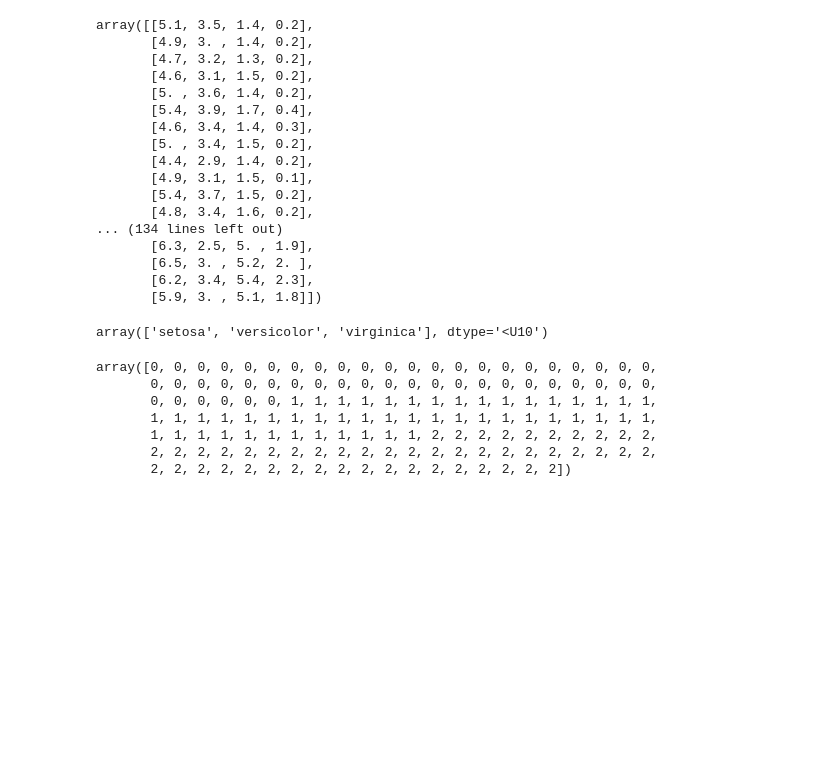
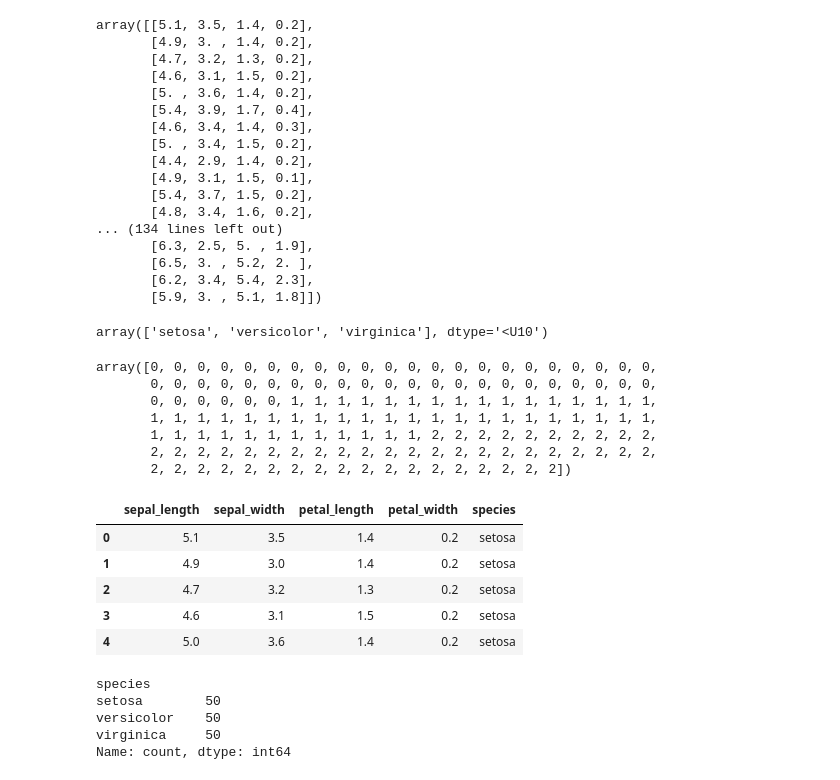
Before and after one commit to sanskruti885/TE-Engineering, a Jupyter notebook: Sem5/DSBDAL/Assignment3.ipynb, the cells around one changed output. Cells and saved outputs as stored; diff of their text form; code cells hidden in the pictures; blank space fills up the shorter version.

```diff
--- a/Sem5/DSBDAL/Assignment3.ipynb
+++ b/Sem5/DSBDAL/Assignment3.ipynb
@@ -342,3 +344,28 @@ array([0, 0, 0, 0, 0, 0, 0, 0, 0, 0, 0, 0, 0, 0, 0, 0, 0, 0, 0, 0, 0, 0,
        1, 1, 1, 1, 1, 1, 1, 1, 1, 1, 1, 1, 2, 2, 2, 2, 2, 2, 2, 2, 2, 2,
        2, 2, 2, 2, 2, 2, 2, 2, 2, 2, 2, 2, 2, 2, 2, 2, 2, 2, 2, 2, 2, 2,
        2, 2, 2, 2, 2, 2, 2, 2, 2, 2, 2, 2, 2, 2, 2, 2, 2, 2])
+# %%
+df = pd.DataFrame(data=iris.data,columns=iris.feature_names) #creates dataframe where data=row and columns=features_names
+df["species"] = iris.target_names[iris.target] #add new column called species replace number with number with names using indexing
+df = df.rename(columns={
+    "sepal length (cm)": "sepal_length",
+    "sepal width (cm)": "sepal_width",
+    "petal length (cm)": "petal_length",
+    "petal width (cm)": "petal_width"
+})
+df.head()
+# %% [output]
+|  | sepal_length | sepal_width | petal_length | petal_width | species |
+| 0 | 5.1 | 3.5 | 1.4 | 0.2 | setosa |
+| 1 | 4.9 | 3.0 | 1.4 | 0.2 | setosa |
+| 2 | 4.7 | 3.2 | 1.3 | 0.2 | setosa |
+| 3 | 4.6 | 3.1 | 1.5 | 0.2 | setosa |
+| 4 | 5.0 | 3.6 | 1.4 | 0.2 | setosa |
+# %%
+df["species"].value_counts() #how namy flowers to which species
+# %% [output]
+species
+setosa        50
+versicolor    50
+virginica     50
+Name: count, dtype: int64
```
Also changed, not shown: parts of 7 cells of this notebook.
